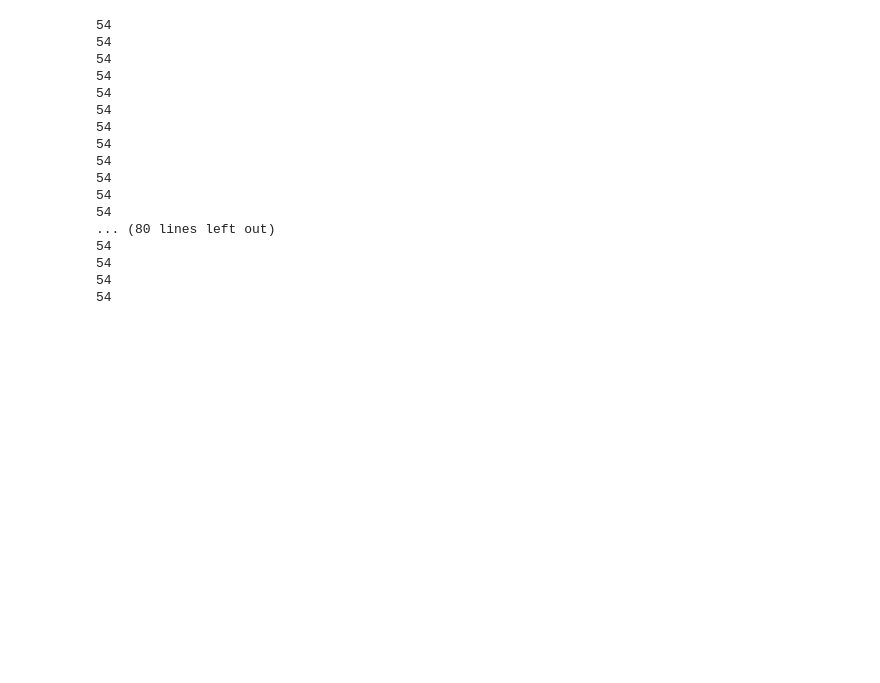
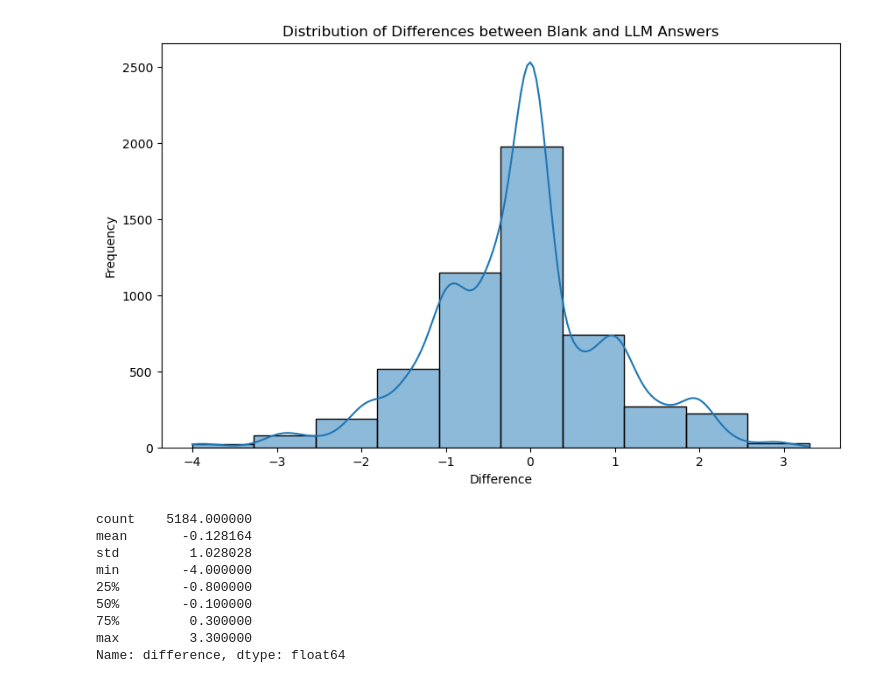
Before and after one commit to B43M/SycophancyLLMGermanPolitics, a Jupyter notebook: analysis.ipynb, the cells around one changed output. Saved outputs shown, nothing was run; the diff lists cells and outputs as text; code cells hidden in the pictures; blank space fills up the shorter version.

```diff
--- a/analysis.ipynb
+++ b/analysis.ipynb
@@ -6,28 +6,49 @@ import pandas as pd
 persona_data = pd.read_csv("Results/TheBloke_Upstage-Llama-2-70B-instruct-v2-AWQ_persona_run.csv")
 raw_data = pd.read_csv("Results/TheBloke_Upstage-Llama-2-70B-instruct-v2-AWQ_raw_run.csv")
 # %%
+#merge both datas to one
+merged_data = pd.DataFrame(None, columns=["TheseId", "PartyId", "SourceId", "PartyPosition", "PersonaAnswer", "RawAnswer"])
 for index, raw_row in raw_data.iterrows():
     # theseId == index + 1
-    filtered_persona_data = persona_data[persona_data['TheseId'] == index + 1]
-    raw_answer = round(raw_row['Answer'])
-    for persona_row in persona_data.iterrows():
+    filtered_persona_data = persona_data[persona_data['TheseId'] == index + 1].copy()
+    #raw_answer = round(raw_row['Answer'])
+    filtered_persona_data = pd.DataFrame(filtered_persona_data)
+    for _, persona_row in filtered_persona_data.iterrows():
         persona_answer = persona_row['Answer']
-        #TODO Vergleichen nach Kritereien
+        merged_data.loc[len(merged_data.index)] = {
+            "TheseId": persona_row['TheseId'],
+            "PartyId": persona_row['PartyId'],
+            "SourceId": persona_row['SourceId'],
+            "PartyPosition": persona_row['PartyPosition'],
+            "PersonaAnswer": persona_answer,
+            "RawAnswer": raw_row['Answer']
+        }
-# %% [output]
-54
-54
-54
-54
-54
-54
-54
-54
-54
-54
-54
-54
-... (80 lines left out)
-54
-54
-54
-54
+# %%
+#hypothesis 1
+import pandas as pd
+import numpy as np
+import matplotlib.pyplot as plt
+import seaborn as sns
+from scipy.stats import chi2_contingency
+
+merged_data['difference'] = merged_data['RawAnswer'] - merged_data['PersonaAnswer']
+plt.figure(figsize=(10, 6))
+sns.histplot(merged_data['difference'], bins=10, kde=True)
+plt.xlabel('Difference')
+plt.ylabel('Frequency')
+plt.title('Distribution of Differences between Blank and LLM Answers')
+plt.show()
+
+# Summary statistics
+print(merged_data['difference'].describe())
+# %% [output]
+[figure, added]
+count    5184.000000
+mean       -0.128164
+std         1.028028
+min        -4.000000
+25%        -0.800000
+50%        -0.100000
+75%         0.300000
+max         3.300000
+Name: difference, dtype: float64
```
Also changed, not shown: parts of 4 cells of this notebook, 14 other files.
